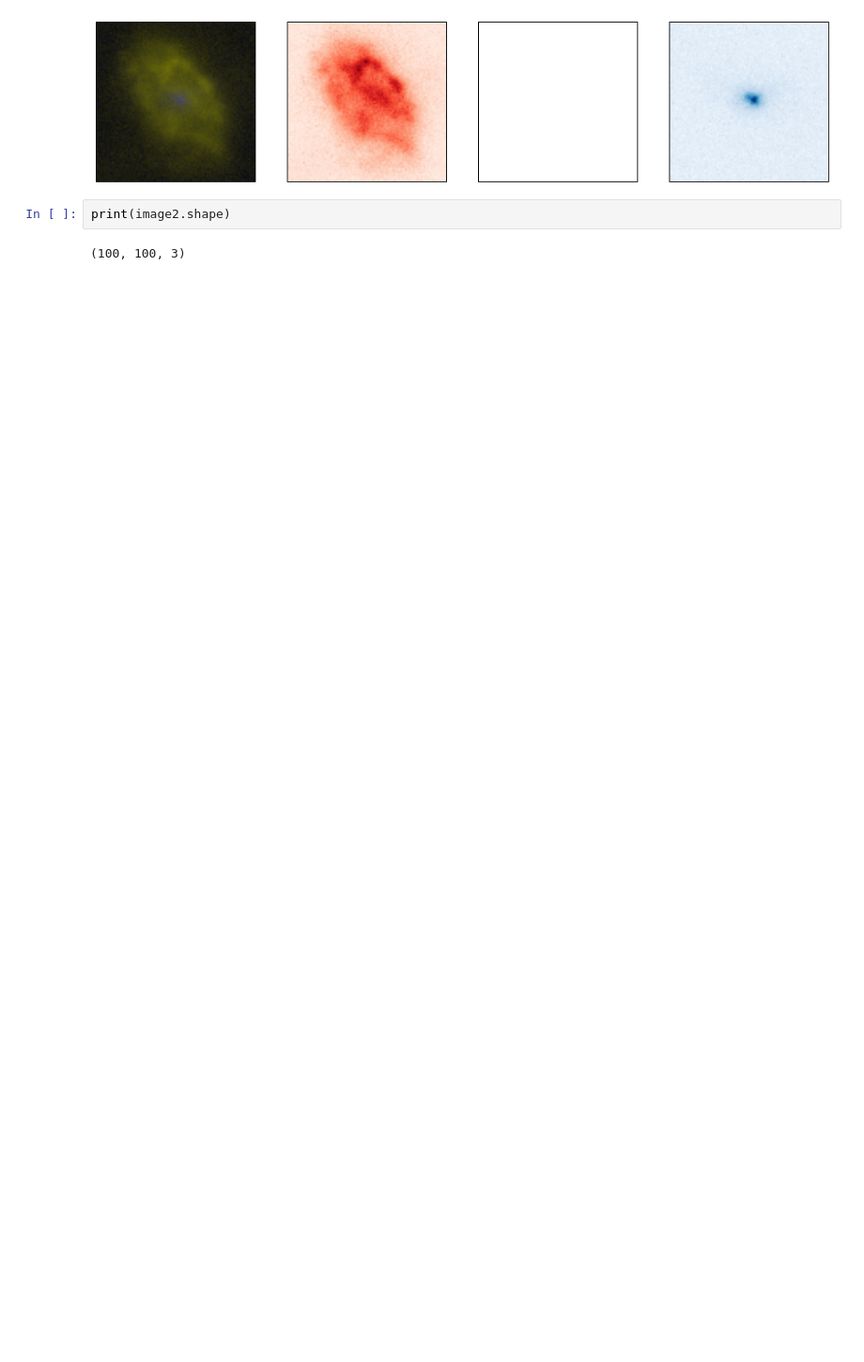
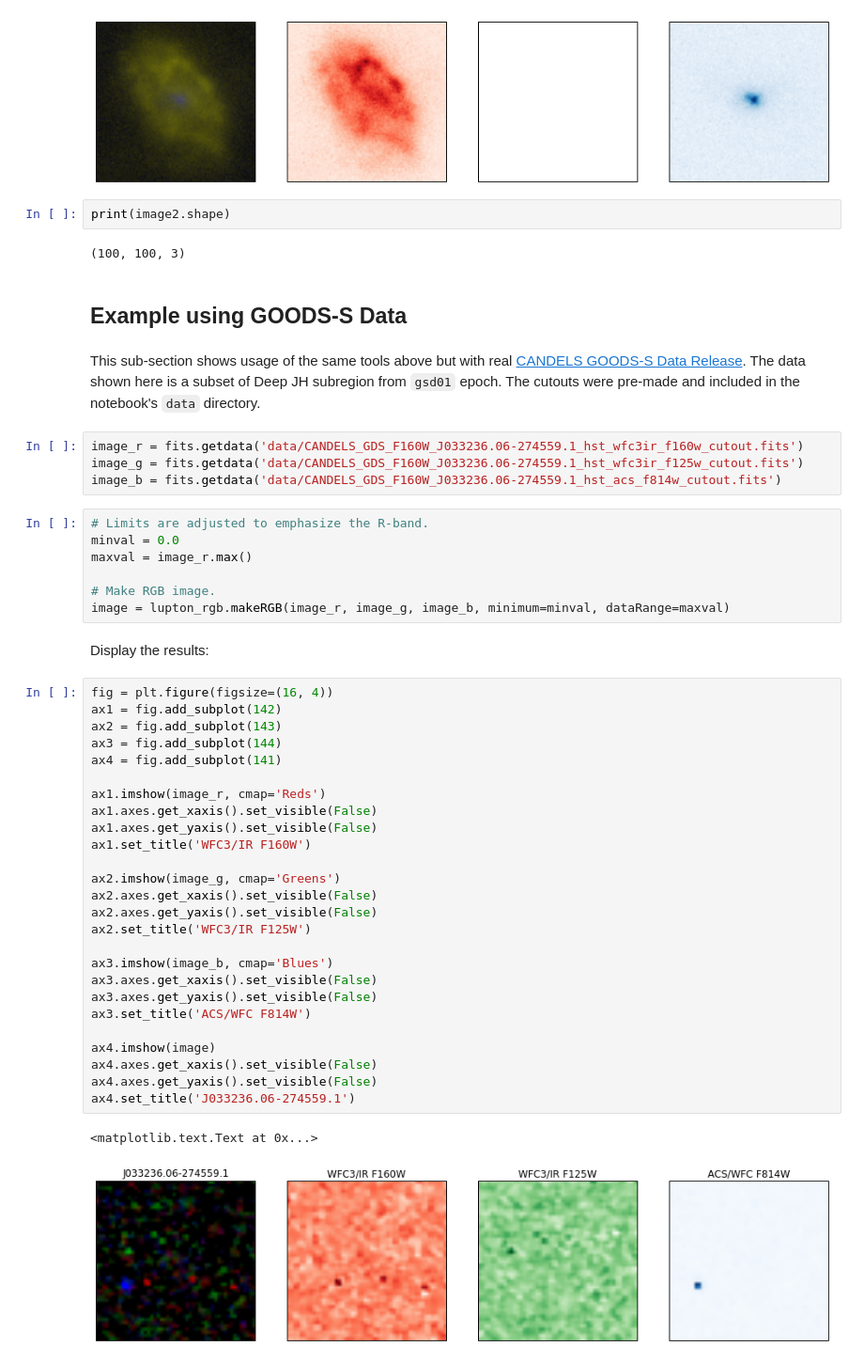
Before and after one commit to spacetelescope/mosviz, a Jupyter notebook: docs/mosviz/notebooks/make_rgb.ipynb, the cells around one changed output. Shown at 94% size. Drawn from its saved outputs; the diff is of its cells as text; blank space fills up the shorter version.

```diff
--- a/docs/mosviz/notebooks/make_rgb.ipynb
+++ b/docs/mosviz/notebooks/make_rgb.ipynb
@@ -97,3 +95,49 @@ ax4.axes.get_yaxis().set_visible(False)
 print(image2.shape)
 # %% [output]
 (100, 100, 3)
+# %% [markdown]
+## Example using GOODS-S Data
+# %% [markdown]
+This sub-section shows usage of the same tools above but with real [CANDELS GOODS-S Data Release](http://candels.ucolick.org/data_access/GOODS-S.html). The data shown here is a subset of Deep JH subregion from `gsd01` epoch. The cutouts were pre-made and included in the notebook's `data` directory.
+# %%
+image_r = fits.getdata('data/CANDELS_GDS_F160W_J033236.06-274559.1_hst_wfc3ir_f160w_cutout.fits')
+image_g = fits.getdata('data/CANDELS_GDS_F160W_J033236.06-274559.1_hst_wfc3ir_f125w_cutout.fits')
+image_b = fits.getdata('data/CANDELS_GDS_F160W_J033236.06-274559.1_hst_acs_f814w_cutout.fits')
+# %%
+# Limits are adjusted to emphasize the R-band.
+minval = 0.0
+maxval = image_r.max()
+
+# Make RGB image.
+image = lupton_rgb.makeRGB(image_r, image_g, image_b, minimum=minval, dataRange=maxval)
+# %% [markdown]
+Display the results:
+# %%
+fig = plt.figure(figsize=(16, 4))
+ax1 = fig.add_subplot(142)
+ax2 = fig.add_subplot(143)
+ax3 = fig.add_subplot(144)
+ax4 = fig.add_subplot(141)
+
+ax1.imshow(image_r, cmap='Reds')
+ax1.axes.get_xaxis().set_visible(False)
+ax1.axes.get_yaxis().set_visible(False)
+ax1.set_title('WFC3/IR F160W')
+
+ax2.imshow(image_g, cmap='Greens')
+ax2.axes.get_xaxis().set_visible(False)
+ax2.axes.get_yaxis().set_visible(False)
+ax2.set_title('WFC3/IR F125W')
+
+ax3.imshow(image_b, cmap='Blues')
+ax3.axes.get_xaxis().set_visible(False)
+ax3.axes.get_yaxis().set_visible(False)
+ax3.set_title('ACS/WFC F814W')
+
+ax4.imshow(image)
+ax4.axes.get_xaxis().set_visible(False)
+ax4.axes.get_yaxis().set_visible(False)
+ax4.set_title('J033236.06-274559.1')
+# %% [output]
+<matplotlib.text.Text at 0x...>
+[figure, added]
```
Also changed, not shown: parts of 4 cells of this notebook, 5 other files.
